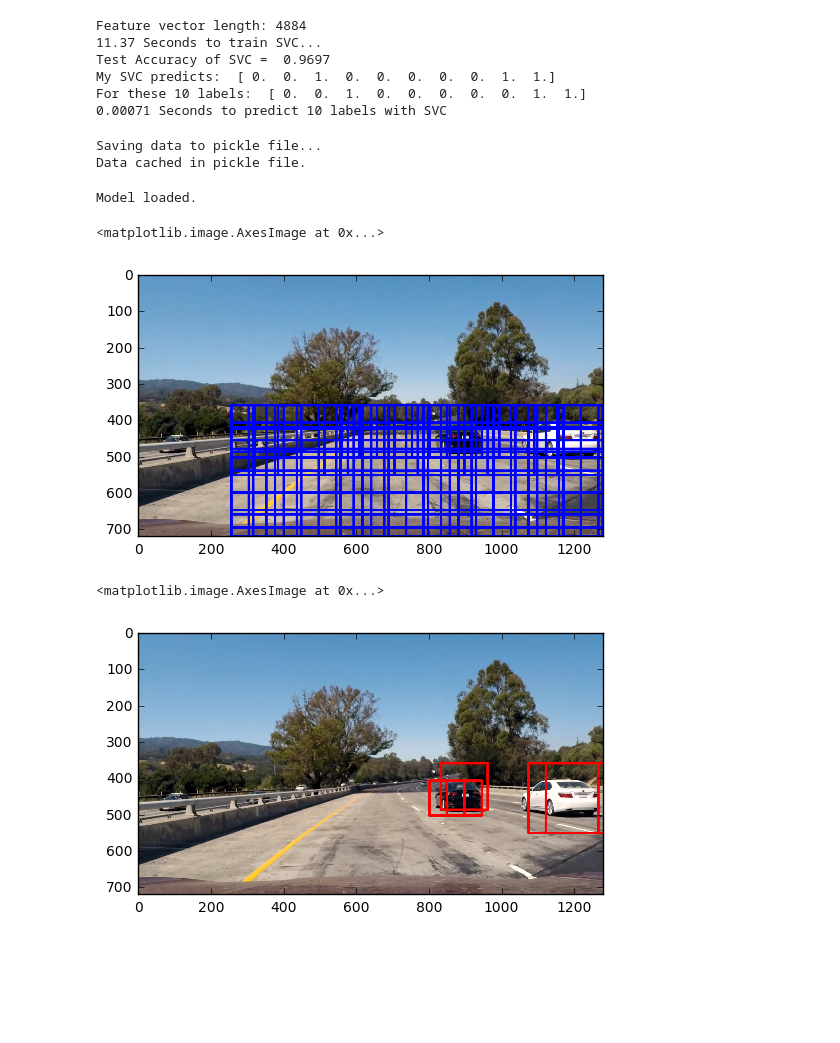
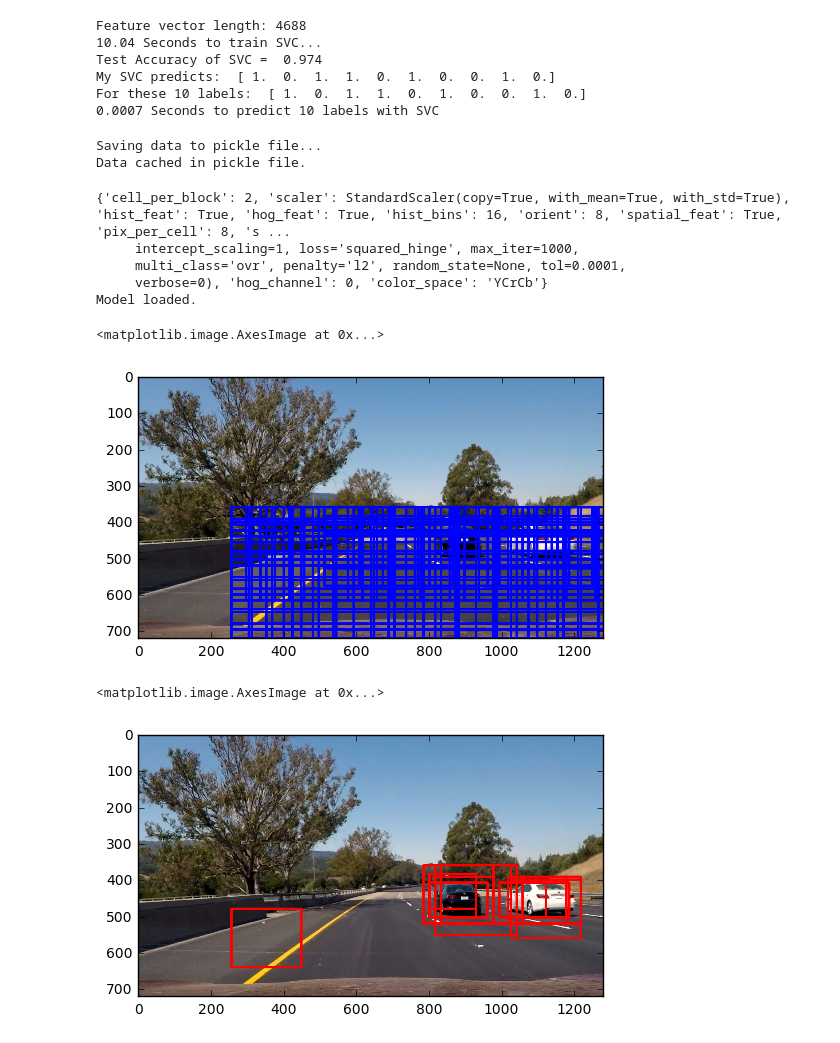
Before and after one commit to yasenh/self-driving-car-ND, a Jupyter notebook: term1/project5-vehicle-detection/vehicle_tracking_and_detection.ipynb, the cells around one changed output. Cells and saved outputs as stored; diff of their text form; code cells hidden in the pictures; blank space fills up the shorter version.

```diff
--- a/term1/project5-vehicle-detection/vehicle_tracking_and_detection.ipynb
+++ b/term1/project5-vehicle-detection/vehicle_tracking_and_detection.ipynb
@@ -70,7 +70,7 @@ ind = np.random.randint(0, len(cars))
 image = mpimg.imread(cars[ind])
 gray = cv2.cvtColor(image, cv2.COLOR_RGB2GRAY)
 # Define HOG parameters
-orient = 9
+orient = 8
 pix_per_cell = 8
 cell_per_block = 2
 # Call our function with vis=True to see an image output
@@ -142,8 +142,8 @@ def extract_features(imgs, color_space='RGB', spatial_size=(32, 32),
     # Return list of feature vectors
     return features
 # %%
-color_space = 'RGB' # Can be RGB, HSV, LUV, HLS, YUV, YCrCb
-orient = 9  # HOG orientations
+color_space = 'YCrCb' # Can be RGB, HSV, LUV, HLS, YUV, YCrCb
+orient = 8  # HOG orientations
 pix_per_cell = 8 # HOG pixels per cell
 cell_per_block = 2 # HOG cells per block
 hog_channel = 0 # Can be 0, 1, 2, or "ALL"
@@ -222,12 +222,12 @@ print('For these',n_predict, 'labels: ', y_test[0:n_predict])
 t2 = time.time()
 print(round(t2-t, 5), 'Seconds to predict', n_predict,'labels with SVC')
 # %% [output]
-Feature vector length: 4884
-11.37 Seconds to train SVC...
-Test Accuracy of SVC =  0.9697
-My SVC predicts:  [ 0.  0.  1.  0.  0.  0.  0.  0.  1.  1.]
-For these 10 labels:  [ 0.  0.  1.  0.  0.  0.  0.  0.  1.  1.]
-0.00071 Seconds to predict 10 labels with SVC
+Feature vector length: 4688
+10.04 Seconds to train SVC...
+Test Accuracy of SVC =  0.974
+My SVC predicts:  [ 1.  0.  1.  1.  0.  1.  0.  0.  1.  0.]
+For these 10 labels:  [ 1.  0.  1.  1.  0.  1.  0.  0.  1.  0.]
+0.0007 Seconds to predict 10 labels with SVC
 # %%
 # Save the data for easy access
 pickle_file = 'model.pickle'
@@ -275,6 +276,7 @@ from scipy.ndimage.measurements import label
 pickle_file = 'model.pickle'
 with open(pickle_file, 'rb') as f:
     pickle_data = pickle.load(f)
+    print(pickle_data)
     svc = pickle_data['model']
     X_scaler = pickle_data['scaler']
     color_space = pickle_data['color_space'] # Can be RGB, HSV, LUV, HLS, YUV, YCrCb
@@ -290,6 +292,10 @@ with open(pickle_file, 'rb') as f:
 
 print('Model loaded.')
 # %% [output]
+{'cell_per_block': 2, 'scaler': StandardScaler(copy=True, with_mean=True, with_std=True), 'hist_feat': True, 'hog_feat': True, 'hist_bins': 16, 'orient': 8, 'spatial_feat': True, 'pix_per_cell': 8, 's ...
+     intercept_scaling=1, loss='squared_hinge', max_iter=1000,
+     multi_class='ovr', penalty='l2', random_state=None, tol=0.0001,
+     verbose=0), 'hog_channel': 0, 'color_space': 'YCrCb'}
 Model loaded.
 # %%
 # Define a function to extract features from a single image window
@@ -400,11 +406,12 @@ def search_windows(img, windows, clf, scaler, color_space='RGB',
                     spatial_size=(32, 32), hist_bins=32,
                     hist_range=(0, 256), orient=9,
                     pix_per_cell=8, cell_per_block=2,
-                    hog_channel=0, spatial_feat=True,
-                    hist_feat=True, hog_feat=True):
+                    hog_channel=0, score_thresh = 20.0,
+                    spatial_feat=True, hist_feat=True, hog_feat=True):
 
     #1) Create an empty list to receive positive detection windows
     on_windows = []
+    scores = []
     #2) Iterate over all windows in the list
     for window in windows:
         #3) Extract the test window from original image
@@ -420,11 +427,15 @@ def search_windows(img, windows, clf, scaler, color_space='RGB',
         test_features = scaler.transform(np.array(features).reshape(1, -1))
         #6) Predict using your classifier
         prediction = clf.predict(test_features)
+        score = abs(clf.decision_function(test_features).round(2))
         #7) If positive (prediction == 1) then save the window
-        if prediction == 1:
+        if prediction == 1 and score <= score_thresh:
             on_windows.append(window)
+            scores.append(score)
+
+        #print(abs(score))
     #8) Return windows for positive detections
-    return on_windows
+    return on_windows, scores
 # %%
 def add_heat(heatmap, bbox_list):
     # Iterate through list of bboxes
@@ -457,7 +468,7 @@ def draw_labeled_bboxes(img, labels):
     # Return the image
     return img
 # %%
-image = mpimg.imread('test_images/test1.jpg')
+image = mpimg.imread('test_images/test6.jpg')
 draw_image1 = np.copy(image)
 draw_image2 = np.copy(image)
 draw_image3 = np.copy(image)
@@ -468,25 +479,25 @@ draw_image3 = np.copy(image)
 image = image.astype(np.float32)/255
 
 window_list = []
-x_start_stop = [image.shape[1] * 2 // 5, image.shape[1] * 4 // 5] # Min and max in x to search in slide_window()
+x_start_stop = [image.shape[1] * 2 // 5, None] # Min and max in x to search in slide_window()
 y_start_stop = [image.shape[0] * 1 // 2, image.shape[0] * 3 // 4] # Min and max in y to search in slide_window()
 window_list = slide_window(image, x_start_stop = x_start_stop, y_start_stop=y_start_stop,
-                    xy_window=(96, 96), xy_overlap=(0.5, 0.5), window_list = window_list)
+                   xy_window=(128, 96), xy_overlap=(0.75, 0.75), window_list = window_list)
 
 x_start_stop = [image.shape[1] * 1 // 5, None] # Min and max in x to search in slide_window()
 y_start_stop = [image.shape[0] * 1 // 2, image.shape[0] * 4 // 5] # Min and max in y to search in slide_window()
 window_list = slide_window(image, x_start_stop = x_start_stop, y_start_stop=y_start_stop,
-                    xy_window=(128, 128), xy_overlap=(0.5, 0.5), window_list = window_list)
+                   xy_window=(160, 128), xy_overlap=(0.75, 0.75), window_list = window_list)
 
 x_start_stop = [image.shape[1] * 1 // 5, None] # Min and max in x to search in slide_window()
 y_start_stop = [image.shape[0] * 1 // 2, None] # Min and max in y to search in slide_window()
 window_list = slide_window(image, x_start_stop = x_start_stop, y_start_stop=y_start_stop,
-                    xy_window=(192, 192), xy_overlap=(0.75, 0.75), window_list = window_list)
+                    xy_window=(192, 160), xy_overlap=(0.75, 0.75), window_list = window_list)
 
 x_start_stop = [image.shape[1] * 1 // 5, None] # Min and max in x to search in slide_window()
 y_start_stop = [image.shape[0] * 1 // 2, None] # Min and max in y to search in slide_window()
 window_list = slide_window(image, x_start_stop = x_start_stop, y_start_stop=y_start_stop,
-                    xy_window=(240, 240), xy_overlap=(0.75, 0.75), window_list = window_list)
+                    xy_window=(224, 192), xy_overlap=(0.75, 0.75), window_list = window_list)
 
 
 
@@ -494,20 +505,20 @@ window_img1 = draw_boxes(draw_image1, window_list, color=(0, 0, 255), thick=6)
 plt.imshow(window_img1)
 # %% [output]
 <matplotlib.image.AxesImage at 0x...>
-[figure, old version]
+[figure, new version]
 # %%
-hot_windows = search_windows(image, window_list, svc, X_scaler, color_space=color_space,
+hot_windows, scores = search_windows(image, window_list, svc, X_scaler, color_space=color_space,
                         spatial_size=spatial_size, hist_bins=hist_bins,
                         orient=orient, pix_per_cell=pix_per_cell,
                         cell_per_block=cell_per_block,
-                        hog_channel=hog_channel, spatial_feat=spatial_feat,
-                        hist_feat=hist_feat, hog_feat=hog_feat)
+                        hog_channel=hog_channel, score_thresh = 5,
+                        spatial_feat=spatial_feat, hist_feat=hist_feat, hog_feat=hog_feat)
 
 window_img2 = draw_boxes(draw_image2, hot_windows, color=(255, 0, 0), thick=6)
 plt.imshow(window_img2)
 # %% [output]
 <matplotlib.image.AxesImage at 0x...>
-[figure, old version]
+[figure, new version]
 # %%
 heatmap = np.zeros_like(image[:,:,0]).astype(np.float)
 heatmap = add_heat(heatmap, hot_windows)
```
Also changed, not shown: parts of 9 cells of this notebook.
